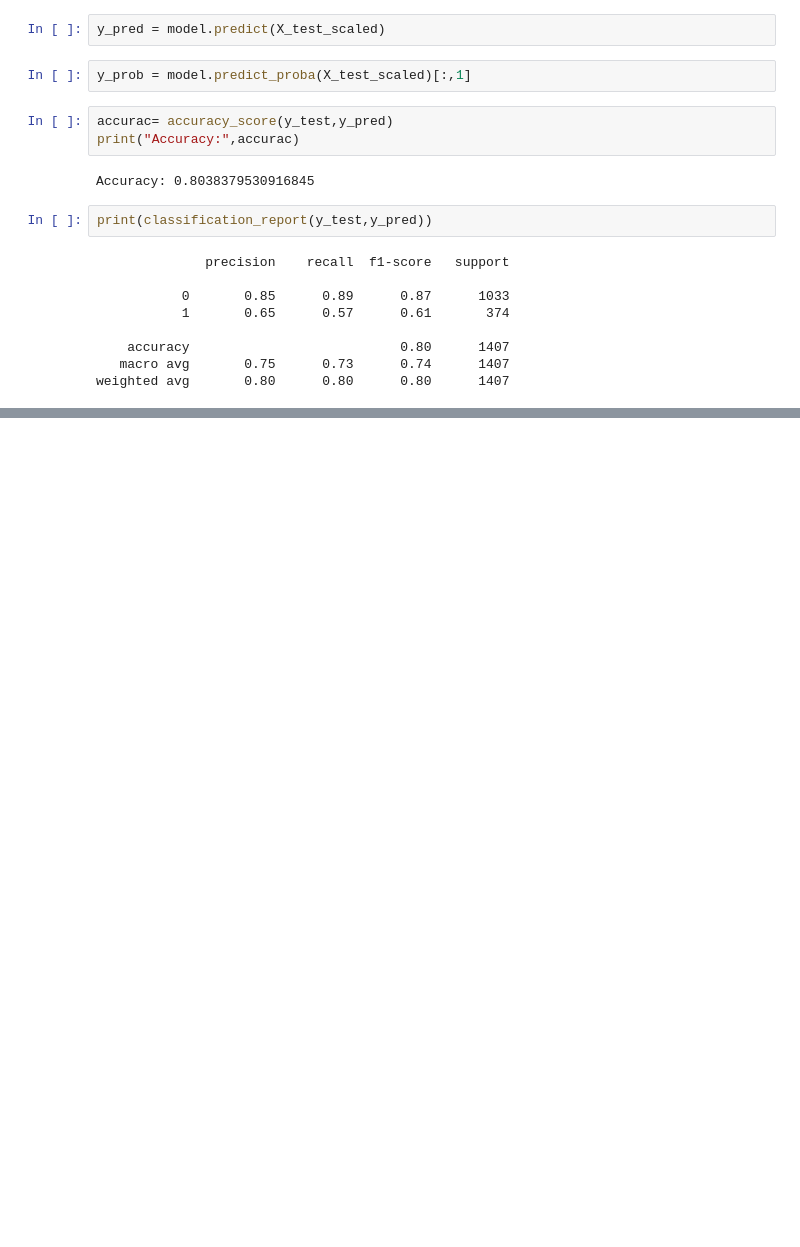
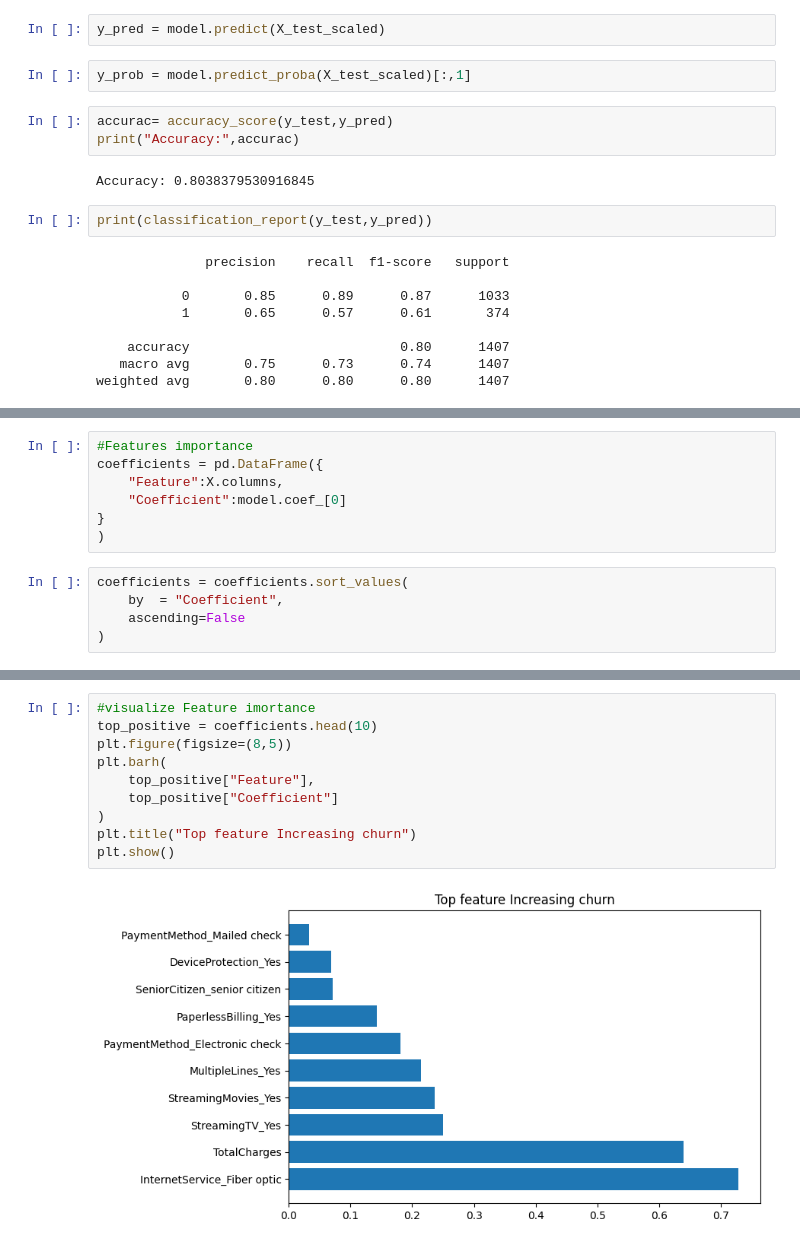
Before and after one commit to Prakash-Kumar-Badaila/churn_prediction_system, a Jupyter notebook: notebooks/churn_prediction.ipynb, the cells around one changed output, grey strips where cells are left out. Saved outputs shown, nothing was run; the diff lists cells and outputs as text; blank space fills up the shorter version.

```diff
--- a/notebooks/churn_prediction.ipynb
+++ b/notebooks/churn_prediction.ipynb
@@ -544,0 +563,12 @@ ConfusionMatrixDisplay(confusion_matrix=cm).plot()
+# %%
+#Features importance
+coefficients = pd.DataFrame({
+    "Feature":X.columns,
+    "Coefficient":model.coef_[0]
+}
+)
+# %%
+coefficients = coefficients.sort_values(
+    by  = "Coefficient",
+    ascending=False
+)
@@ -544,0 +604,12 @@ ConfusionMatrixDisplay(confusion_matrix=cm).plot()
+# %%
+#visualize Feature imortance
+top_positive = coefficients.head(10)
+plt.figure(figsize=(8,5))
+plt.barh(
+    top_positive["Feature"],
+    top_positive["Coefficient"]
+)
+plt.title("Top feature Increasing churn")
+plt.show()
+# %% [output]
+[figure, added]
```
Also changed, not shown: parts of 20 cells of this notebook, 4 other files.
